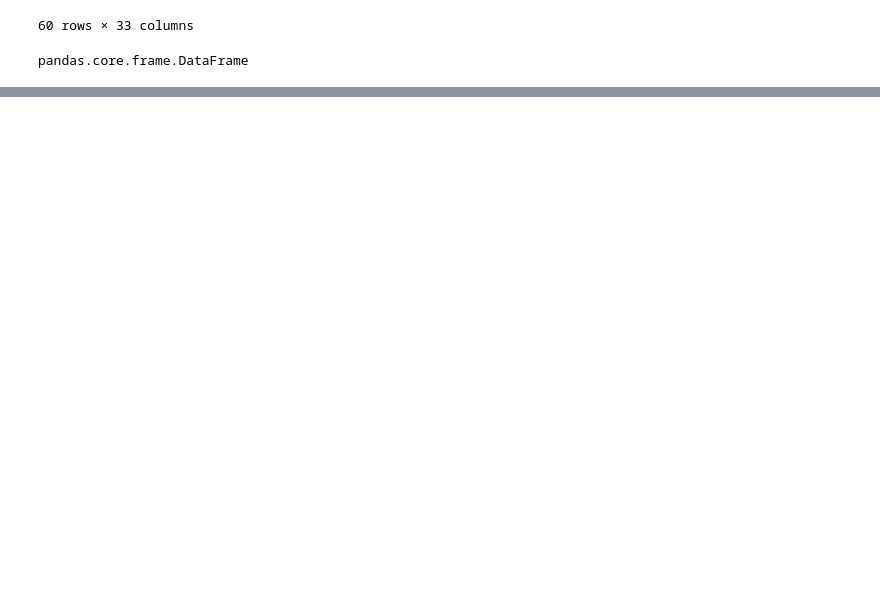
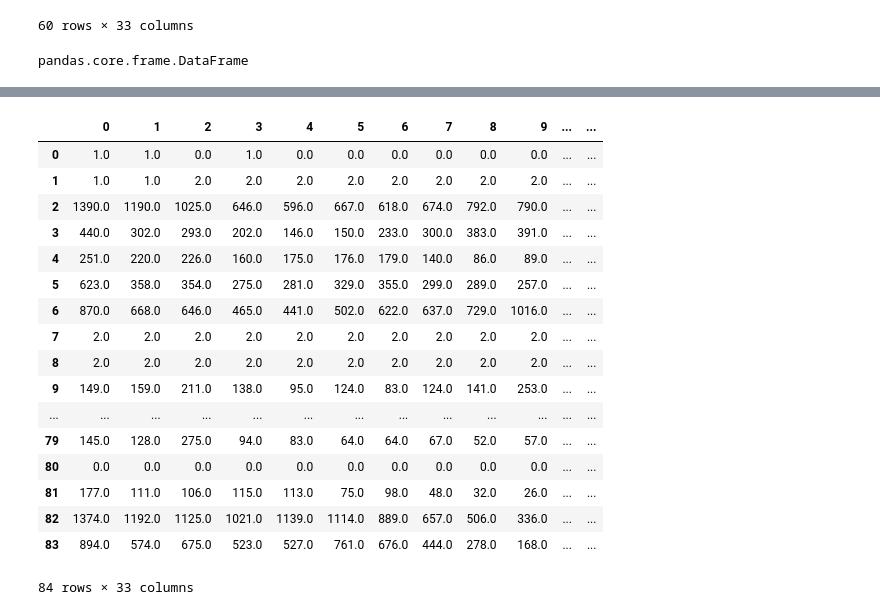
Before and after one commit to iamkrut/Predict-Future-Sales, a Jupyter notebook: Clustering.ipynb, the cells around one changed output, grey strips where cells are left out. Saved outputs shown, nothing was run; the diff lists cells and outputs as text; code cells hidden in the pictures; blank space fills up the shorter version.

```diff
--- a/Clustering.ipynb
+++ b/Clustering.ipynb
@@ -154,0 +164,12 @@ plt.show()
+# %%
+train = sales_train.set_index('item_id').join(items.set_index('item_id')).drop('item_name', axis=1).reset_index()
+train.head()
+grouped_sales_train = pd.DataFrame(train.groupby(['item_category_id', 'date_block_num'])['item_cnt_day'].sum().reset_index())
+fig = go.Figure()
+for item_cat in grouped_sales_train['item_category_id'].unique():
+        data = grouped_sales_train[grouped_sales_train['item_category_id'] == item_cat]
+        fig.add_trace(go.Scatter(x=data['date_block_num'], y=data['item_cnt_day'],
+                    mode='lines+markers',
+                    name='item cat: '+ str(item_cat)))
+fig.update_layout(legend_orientation="h", width=1600, height=1000, title="Plotting total 'item_cnt_day' amount across a 'date_block_num' for each 'item_category_id'")
+fig.show()
@@ -155 +217,22 @@ plt.show()
+# %%
+cat_timeSeries
+# %% [output]
+|  | 0 | 1 | 2 | 3 | 4 | 5 | 6 | 7 | 8 | 9 | ... | ... |
+| 0 | 1.0 | 1.0 | 0.0 | 1.0 | 0.0 | 0.0 | 0.0 | 0.0 | 0.0 | 0.0 | ... | ... |
+| 1 | 1.0 | 1.0 | 2.0 | 2.0 | 2.0 | 2.0 | 2.0 | 2.0 | 2.0 | 2.0 | ... | ... |
+| 2 | 1390.0 | 1190.0 | 1025.0 | 646.0 | 596.0 | 667.0 | 618.0 | 674.0 | 792.0 | 790.0 | ... | ... |
+| 3 | 440.0 | 302.0 | 293.0 | 202.0 | 146.0 | 150.0 | 233.0 | 300.0 | 383.0 | 391.0 | ... | ... |
+| 4 | 251.0 | 220.0 | 226.0 | 160.0 | 175.0 | 176.0 | 179.0 | 140.0 | 86.0 | 89.0 | ... | ... |
+| 5 | 623.0 | 358.0 | 354.0 | 275.0 | 281.0 | 329.0 | 355.0 | 299.0 | 289.0 | 257.0 | ... | ... |
+| 6 | 870.0 | 668.0 | 646.0 | 465.0 | 441.0 | 502.0 | 622.0 | 637.0 | 729.0 | 1016.0 | ... | ... |
+| 7 | 2.0 | 2.0 | 2.0 | 2.0 | 2.0 | 2.0 | 2.0 | 2.0 | 2.0 | 2.0 | ... | ... |
+| 8 | 2.0 | 2.0 | 2.0 | 2.0 | 2.0 | 2.0 | 2.0 | 2.0 | 2.0 | 2.0 | ... | ... |
+| 9 | 149.0 | 159.0 | 211.0 | 138.0 | 95.0 | 124.0 | 83.0 | 124.0 | 141.0 | 253.0 | ... | ... |
+| ... | ... | ... | ... | ... | ... | ... | ... | ... | ... | ... | ... | ... |
+| 79 | 145.0 | 128.0 | 275.0 | 94.0 | 83.0 | 64.0 | 64.0 | 67.0 | 52.0 | 57.0 | ... | ... |
+| 80 | 0.0 | 0.0 | 0.0 | 0.0 | 0.0 | 0.0 | 0.0 | 0.0 | 0.0 | 0.0 | ... | ... |
+| 81 | 177.0 | 111.0 | 106.0 | 115.0 | 113.0 | 75.0 | 98.0 | 48.0 | 32.0 | 26.0 | ... | ... |
+| 82 | 1374.0 | 1192.0 | 1125.0 | 1021.0 | 1139.0 | 1114.0 | 889.0 | 657.0 | 506.0 | 336.0 | ... | ... |
+| 83 | 894.0 | 574.0 | 675.0 | 523.0 | 527.0 | 761.0 | 676.0 | 444.0 | 278.0 | 168.0 | ... | ... |
+84 rows × 33 columns
 # %%
```
Also changed, not shown: parts of 10 cells of this notebook.
